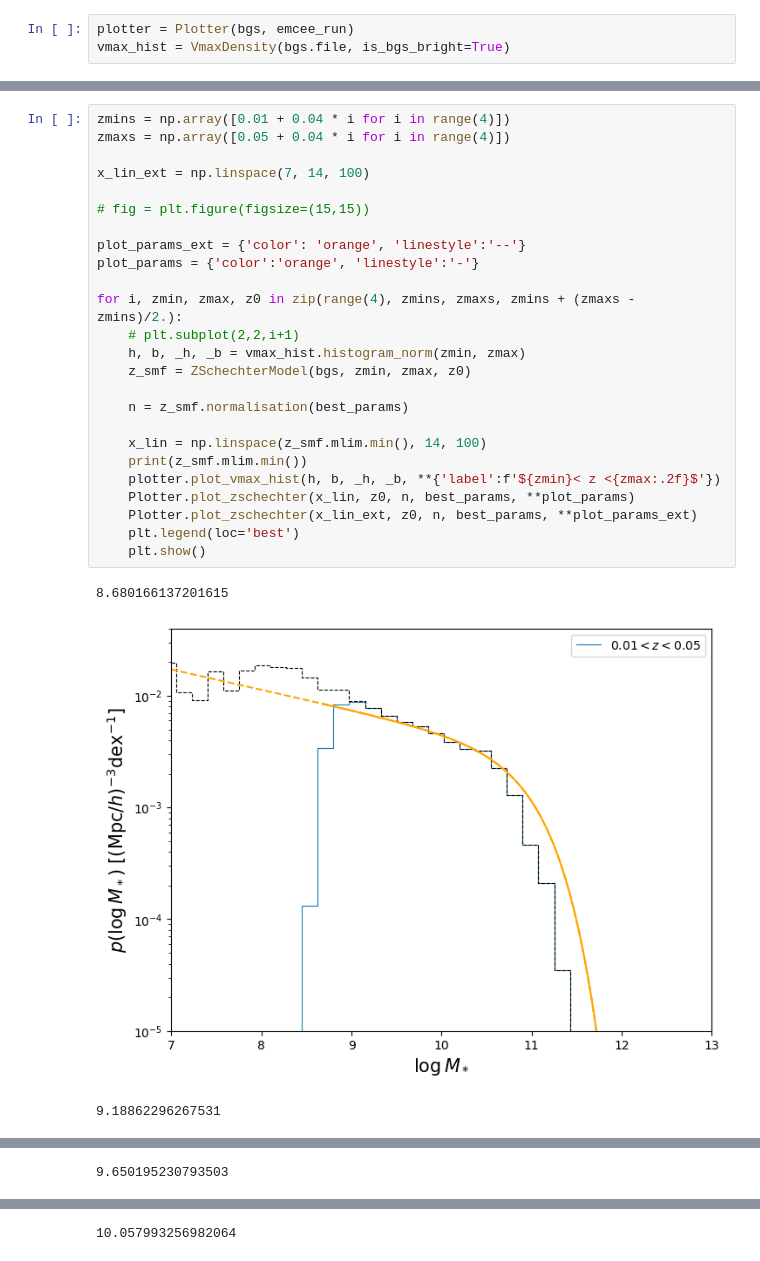
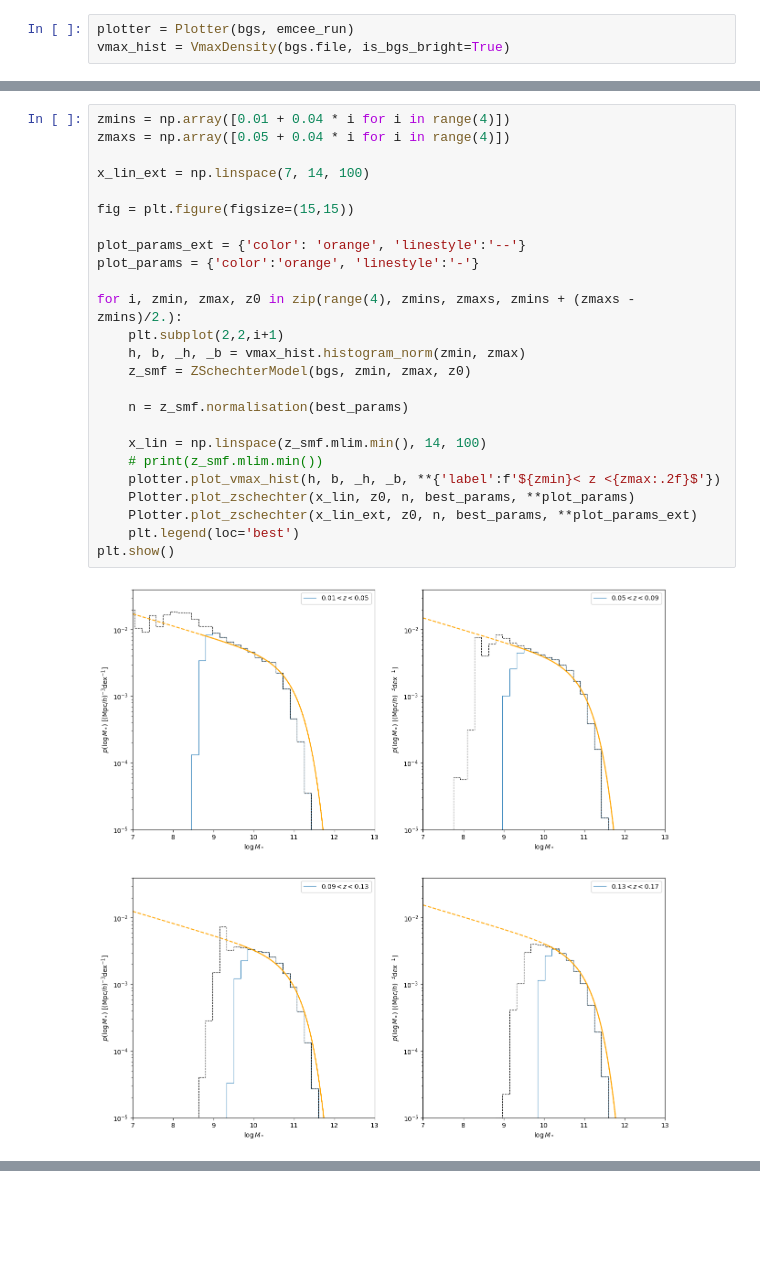
Before and after one commit to fedehope/zSMF, a Jupyter notebook: nb/test.ipynb, the cells around one changed output, grey strips where cells are left out. Saved outputs shown, nothing was run; the diff lists cells and outputs as text; blank space fills up the shorter version.

```diff
--- a/nb/test.ipynb
+++ b/nb/test.ipynb
@@ -31,29 +29,27 @@ plotter.plot_selected_data(0.05, 0.09)
 # %%
 zmins = np.array([0.01 + 0.04 * i for i in range(4)])
 zmaxs = np.array([0.05 + 0.04 * i for i in range(4)])
 
 x_lin_ext = np.linspace(7, 14, 100)
 
-# fig = plt.figure(figsize=(15,15))
+fig = plt.figure(figsize=(15,15))
 
 plot_params_ext = {'color': 'orange', 'linestyle':'--'}
 plot_params = {'color':'orange', 'linestyle':'-'}
 
 for i, zmin, zmax, z0 in zip(range(4), zmins, zmaxs, zmins + (zmaxs - zmins)/2.):
-    # plt.subplot(2,2,i+1)
+    plt.subplot(2,2,i+1)
     h, b, _h, _b = vmax_hist.histogram_norm(zmin, zmax)
     z_smf = ZSchechterModel(bgs, zmin, zmax, z0)
 
     n = z_smf.normalisation(best_params)
 
     x_lin = np.linspace(z_smf.mlim.min(), 14, 100)
-    print(z_smf.mlim.min())
+    # print(z_smf.mlim.min())
     plotter.plot_vmax_hist(h, b, _h, _b, **{'label':f'${zmin}< z <{zmax:.2f}$'})
     Plotter.plot_zschechter(x_lin, z0, n, best_params, **plot_params)
     Plotter.plot_zschechter(x_lin_ext, z0, n, best_params, **plot_params_ext)
     plt.legend(loc='best')
-    plt.show()
+plt.show()
 # %% [output]
-8.680166137201615
-[figure, old version]
+[figure, new version]
-9.18862296267531
@@ -61 +55,0 @@ for i, zmin, zmax, z0 in zip(range(4), zmins, zmaxs, zmins + (zmaxs - zmins)/2.)
-9.650195230793503
@@ -63 +55,0 @@ for i, zmin, zmax, z0 in zip(range(4), zmins, zmaxs, zmins + (zmaxs - zmins)/2.)
-10.057993256982064
```
Also changed, not shown: parts of 2 cells of this notebook, 1 other file.
